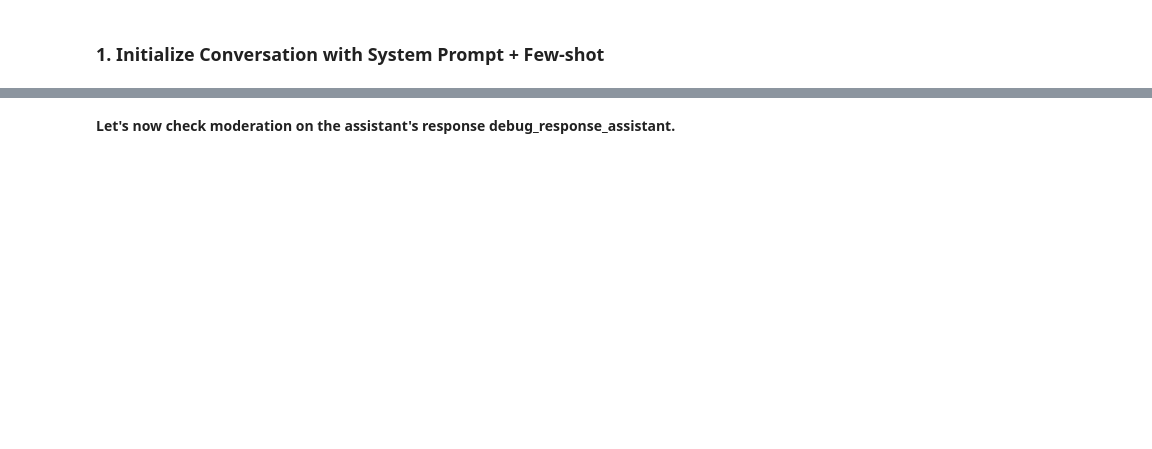
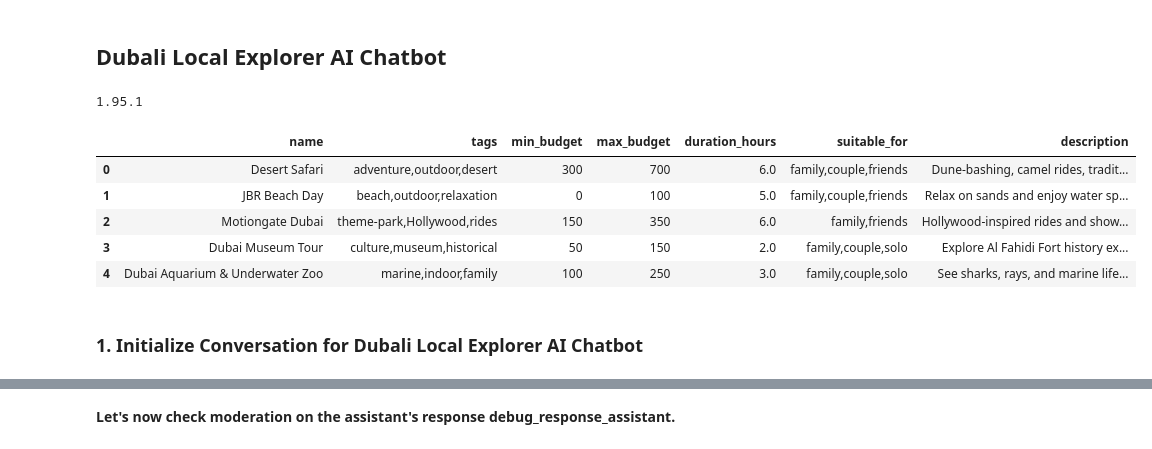
Before and after one commit to mkviswanadh/Dubai_Local_Explorer_AI_Chatbot, a Jupyter notebook: Dubai_Local_Explorer.ipynb, the cells around one changed output, grey strips where cells are left out. Cells and saved outputs as stored; diff of their text form; code cells hidden in the pictures; blank space fills up the shorter version.

```diff
--- a/Dubai_Local_Explorer.ipynb
+++ b/Dubai_Local_Explorer.ipynb
@@ -1,3 +1,5 @@
+# %% [markdown]
+## Dubali Local Explorer AI Chatbot
 # %%
 # Import the libraries
 import os, json, ast
@@ -7 +9,7 @@ from google.colab import userdata
+# %%
+#Let's check the version of OpenAI
+import openai
+print(openai.__version__)
+# %% [output]
+1.95.1
 # %%
@@ -10,5 +22,16 @@ os.environ['OPENAI_API_KEY'] = userdata.get('OPENAI_API_KEY')
+# %%
+# Read the dataset and read the Laptop Dataset
+dubai_tourist_spots = pd.read_csv('dubai_tours.csv')
+dubai_tourist_spots.head()
+# %% [output]
+|  | name | tags | min_budget | max_budget | duration_hours | suitable_for | description |
+| 0 | Desert Safari | adventure,outdoor,desert | 300 | 700 | 6.0 | family,couple,friends | Dune‑bashing, camel rides, tradit... |
+| 1 | JBR Beach Day | beach,outdoor,relaxation | 0 | 100 | 5.0 | family,couple,friends | Relax on sands and enjoy water sp... |
+| 2 | Motiongate Dubai | theme‑park,Hollywood,rides | 150 | 350 | 6.0 | family,friends | Hollywood‑inspired rides and show... |
+| 3 | Dubai Museum Tour | culture,museum,historical | 50 | 150 | 2.0 | family,couple,solo | Explore Al Fahidi Fort history ex... |
+| 4 | Dubai Aquarium & Underwater Zoo | marine,indoor,family | 100 | 250 | 3.0 | family,couple,solo | See sharks, rays, and marine life... |
 # %% [markdown]
-### 1. Initialize Conversation with System Prompt + Few-shot
+### 1. Initialize Conversation for Dubali Local Explorer AI Chatbot
 # %%
 def initialize_conversation():
     """
```
Also changed, not shown: parts of 36 cells of this notebook.
